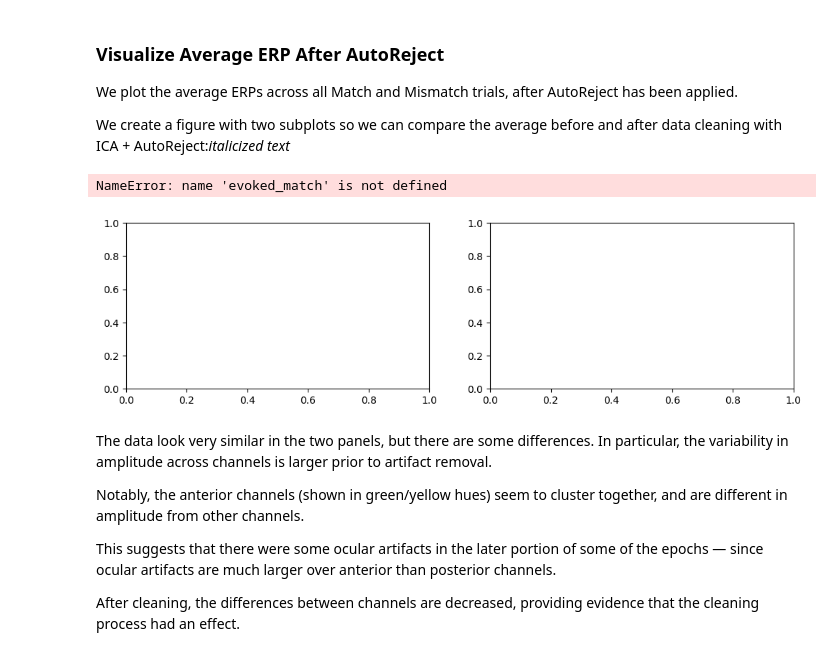
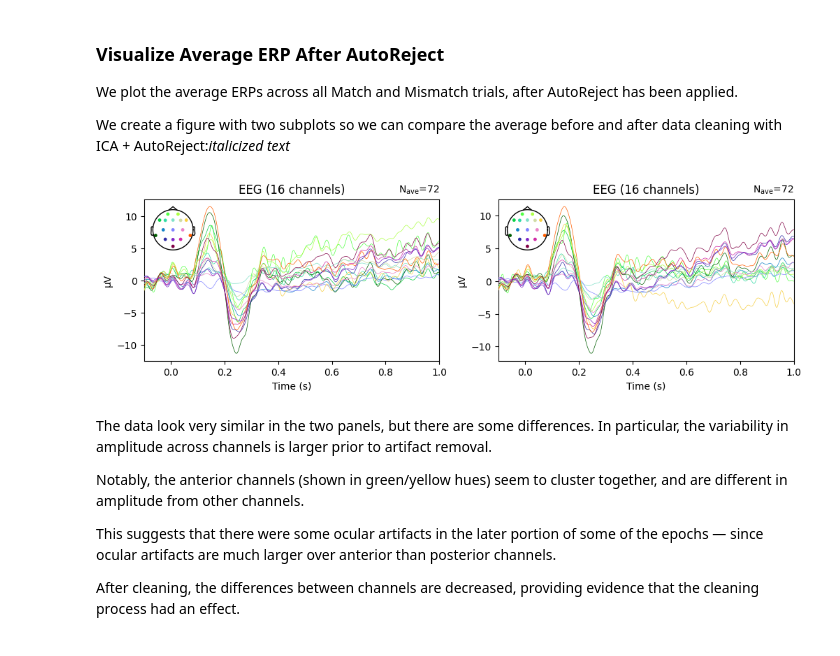
Before and after one commit to tariqzahratahdi/NeuralDataScience, a Jupyter notebook: course_eeg_segmentation_into_erp_epochs.ipynb, the cells around one changed output. Cells and saved outputs as stored; diff of their text form; code cells hidden in the pictures.

```diff
--- a/course_eeg_segmentation_into_erp_epochs.ipynb
+++ b/course_eeg_segmentation_into_erp_epochs.ipynb
@@ -734,15 +734,16 @@ We plot the average ERPs across all Match and Mismatch trials, after AutoReject
 
 We create a figure with two subplots so we can compare the average before and after data cleaning with ICA + AutoReject:*italicized text*
 # %%
+# create Evoked object from Epochs object epochs_clean for  Match condition
+evoked_clean_match = epochs_clean['Match'].average()
+
 # visualize average ERP after autoReject
 fig, ax = plt.subplots(1, 2, figsize=[12, 3])
 
 evoked_match.plot(axes=ax[0], show=False);
-#epochs['Match'].average().plot(axes=ax[0], show=False);
-epochs_clean['Match'].average().plot(axes=ax[1]);
+evoked_clean_match.plot(axes=ax[1]);
 # %% [output]
-NameError: name 'evoked_match' is not defined
-[figure, old version]
+[figure, new version]
 # %% [markdown]
 The data look very similar in the two panels, but there are some differences. In particular, the variability in amplitude across channels is larger prior to artifact removal.
 
```
Also changed, not shown: parts of 5 cells of this notebook.
